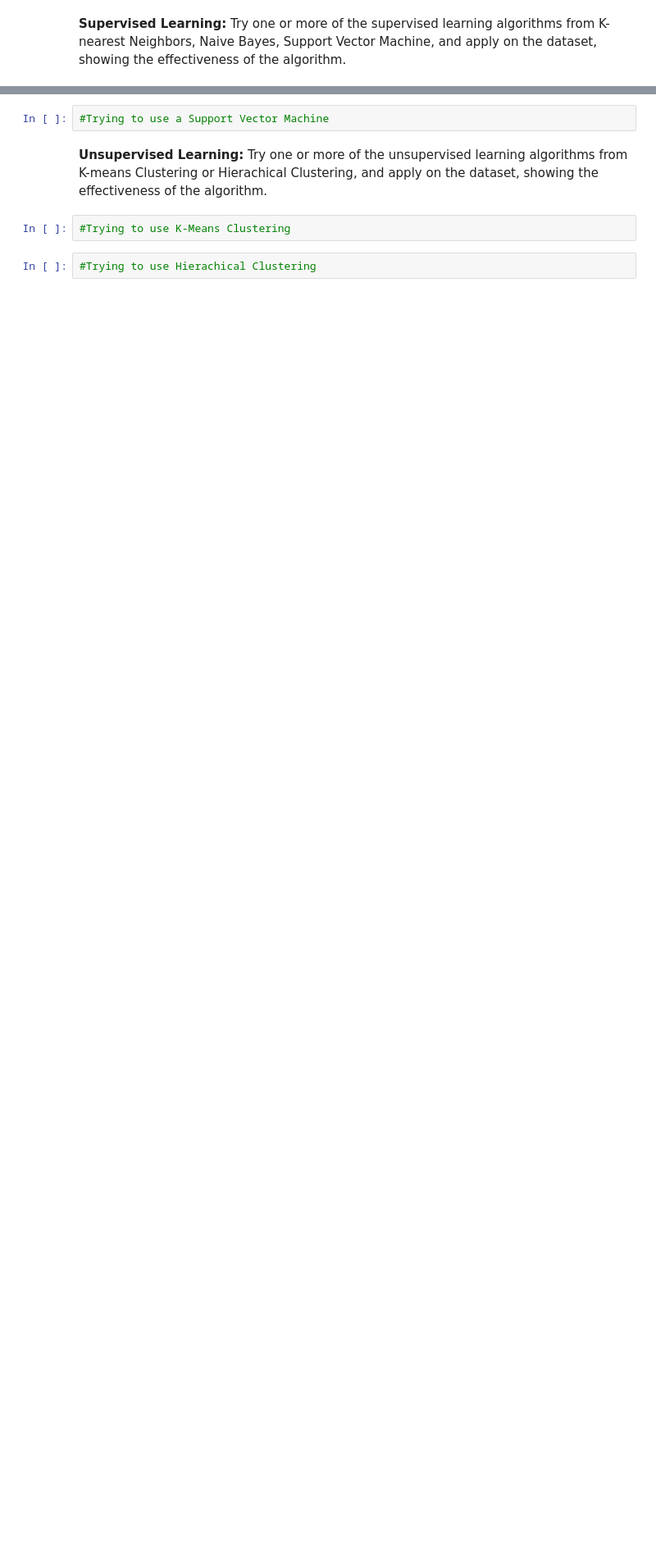
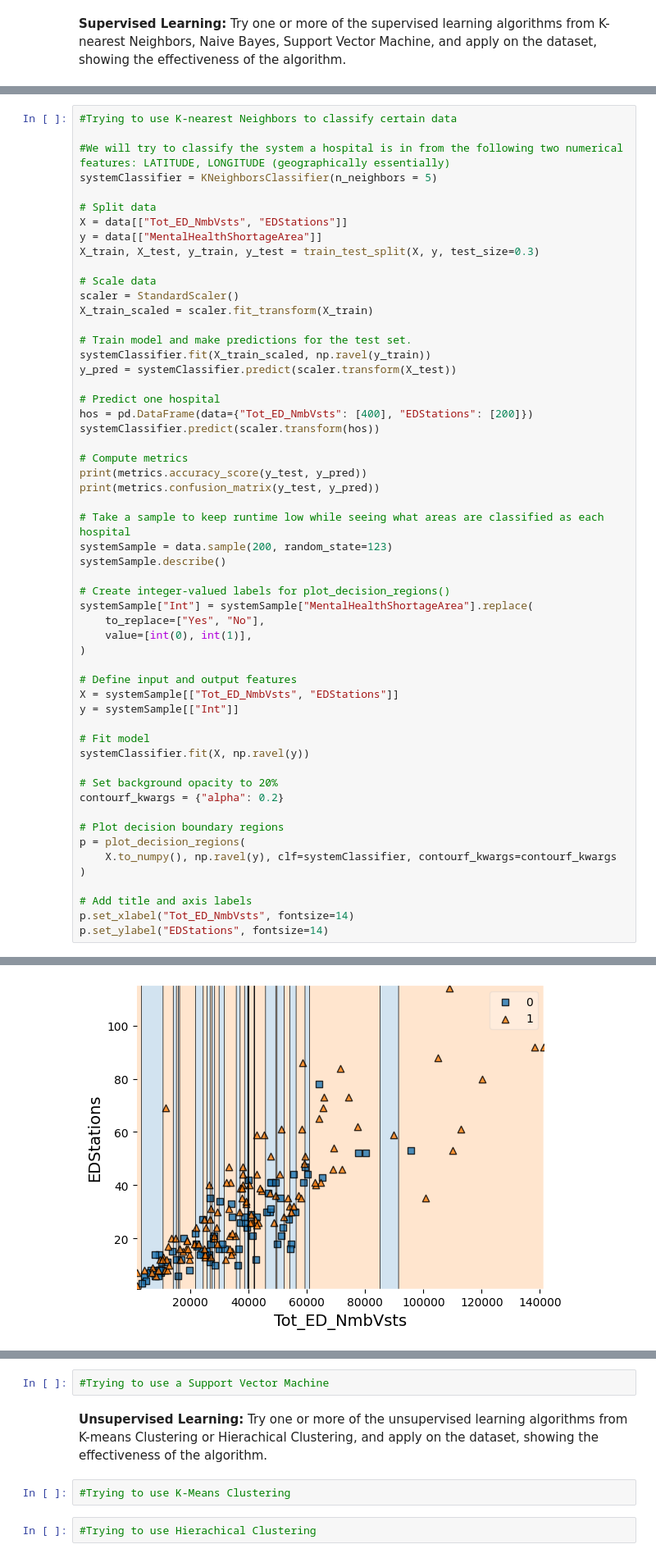
Before and after one commit to tovarrog24/Emergency-Department-Volume-and-Capacity, a Jupyter notebook: learning.ipynb, the cells around one changed output, grey strips where cells are left out. Shown at 82% size. Cells and saved outputs as stored; diff of their text form; blank space fills up the shorter version.

```diff
--- a/learning.ipynb
+++ b/learning.ipynb
@@ -6,0 +238,56 @@
+# %%
+#Trying to use K-nearest Neighbors to classify certain data
+
+#We will try to classify the system a hospital is in from the following two numerical features: LATITUDE, LONGITUDE (geographically essentially)
+systemClassifier = KNeighborsClassifier(n_neighbors = 5)
+
+# Split data
+X = data[["Tot_ED_NmbVsts", "EDStations"]]
+y = data[["MentalHealthShortageArea"]]
+X_train, X_test, y_train, y_test = train_test_split(X, y, test_size=0.3)
+
+# Scale data
+scaler = StandardScaler()
+X_train_scaled = scaler.fit_transform(X_train)
+
+# Train model and make predictions for the test set.
+systemClassifier.fit(X_train_scaled, np.ravel(y_train))
+y_pred = systemClassifier.predict(scaler.transform(X_test))
+
+# Predict one hospital
+hos = pd.DataFrame(data={"Tot_ED_NmbVsts": [400], "EDStations": [200]})
+systemClassifier.predict(scaler.transform(hos))
+
+# Compute metrics
+print(metrics.accuracy_score(y_test, y_pred))
+print(metrics.confusion_matrix(y_test, y_pred))
+
+# Take a sample to keep runtime low while seeing what areas are classified as each hospital
+systemSample = data.sample(200, random_state=123)
+systemSample.describe()
+
+# Create integer-valued labels for plot_decision_regions()
+systemSample["Int"] = systemSample["MentalHealthShortageArea"].replace(
+    to_replace=["Yes", "No"],
+    value=[int(0), int(1)],
+)
+
+# Define input and output features
+X = systemSample[["Tot_ED_NmbVsts", "EDStations"]]
+y = systemSample[["Int"]]
+
+# Fit model
+systemClassifier.fit(X, np.ravel(y))
+
+# Set background opacity to 20%
+contourf_kwargs = {"alpha": 0.2}
+
+# Plot decision boundary regions
+p = plot_decision_regions(
+    X.to_numpy(), np.ravel(y), clf=systemClassifier, contourf_kwargs=contourf_kwargs
+)
+
+# Add title and axis labels
+p.set_xlabel("Tot_ED_NmbVsts", fontsize=14)
+p.set_ylabel("EDStations", fontsize=14)
+# %% [output]
@@ -6,0 +298 @@
+[figure, added]
```
Also changed, not shown: parts of 7 cells of this notebook.
